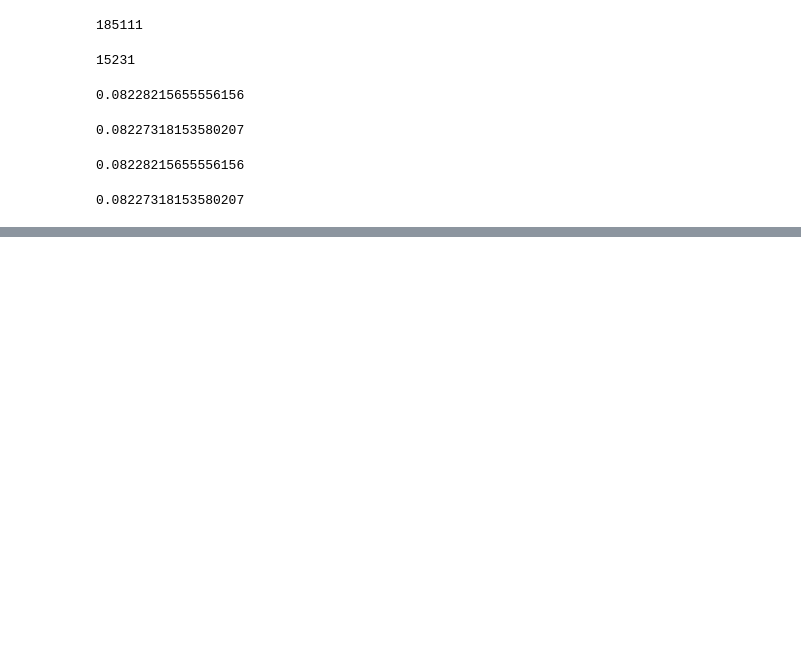
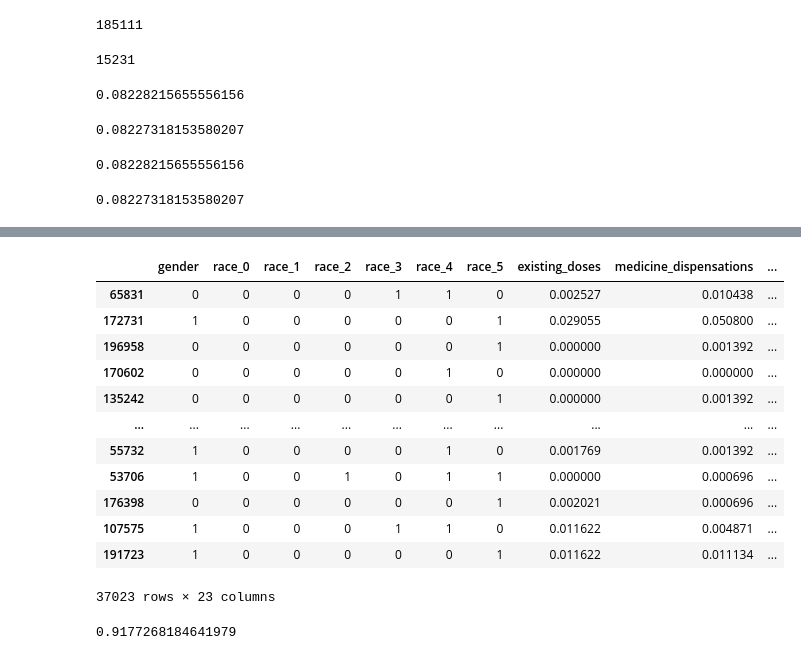
Before and after one commit to mxPorf/Capstone-predict-mortality-EmergencyDepartment, a Jupyter notebook: main.ipynb, the cells around one changed output, grey strips where cells are left out. Saved outputs shown, nothing was run; the diff lists cells and outputs as text; code cells hidden in the pictures; blank space fills up the shorter version.

Commit message:
Create model, train model, validate predictions accuracy

```diff
--- a/main.ipynb
+++ b/main.ipynb
@@ -247,0 +253,21 @@ Elegi el pytorch tabular como libreria y modelo de prediccion (clasificacion con
+# %%
+features = df.drop(columns='deceased')
+data_config = DataConfig(
+    target=['deceased'],
+    continuous_cols=list(features.columns),
+    categorical_cols=[]
+)
+trainer_config=TrainerConfig()
+optimizer_config=OptimizerConfig()
+model_config = CategoryEmbeddingModelConfig(
+    task="classification",
+    layers="1024-512-512",
+    activation="LeakyReLU",
+    learning_rate = 1e-3
+)
+tabular_model = TabularModel(
+    data_config=data_config,
+    model_config=model_config,
+    optimizer_config=optimizer_config,
+    trainer_config=trainer_config,
+)
@@ -247,0 +276,2 @@ Elegi el pytorch tabular como libreria y modelo de prediccion (clasificacion con
+# %%
+tabular_model.fit(train=data_train, validation=data_test)
@@ -247,0 +317,3 @@ Elegi el pytorch tabular como libreria y modelo de prediccion (clasificacion con
+# %%
+features = data_test.drop(columns='deceased')
+pred_df = tabular_model.predict(features)
@@ -247,0 +339,20 @@ Elegi el pytorch tabular como libreria y modelo de prediccion (clasificacion con
+# %%
+pred_df
+# %% [output]
+|  | gender | race_0 | race_1 | race_2 | race_3 | race_4 | race_5 | existing_doses | medicine_dispensations | ... |
+| 65831 | 0 | 0 | 0 | 0 | 1 | 1 | 0 | 0.002527 | 0.010438 | ... |
+| 172731 | 1 | 0 | 0 | 0 | 0 | 0 | 1 | 0.029055 | 0.050800 | ... |
+| 196958 | 0 | 0 | 0 | 0 | 0 | 0 | 1 | 0.000000 | 0.001392 | ... |
+| 170602 | 0 | 0 | 0 | 0 | 0 | 1 | 0 | 0.000000 | 0.000000 | ... |
+| 135242 | 0 | 0 | 0 | 0 | 0 | 0 | 1 | 0.000000 | 0.001392 | ... |
+| ... | ... | ... | ... | ... | ... | ... | ... | ... | ... | ... |
+| 55732 | 1 | 0 | 0 | 0 | 0 | 1 | 0 | 0.001769 | 0.001392 | ... |
+| 53706 | 1 | 0 | 0 | 1 | 0 | 1 | 1 | 0.000000 | 0.000696 | ... |
+| 176398 | 0 | 0 | 0 | 0 | 0 | 0 | 1 | 0.002021 | 0.000696 | ... |
+| 107575 | 1 | 0 | 0 | 0 | 1 | 1 | 0 | 0.011622 | 0.004871 | ... |
+| 191723 | 1 | 0 | 0 | 0 | 0 | 0 | 1 | 0.011622 | 0.011134 | ... |
+37023 rows × 23 columns
+# %%
+print(accuracy_score(data_test['deceased'],pred_df['prediction']))
+# %% [output]
+0.9177268184641979
```
Also changed, not shown: parts of 8 cells of this notebook.
